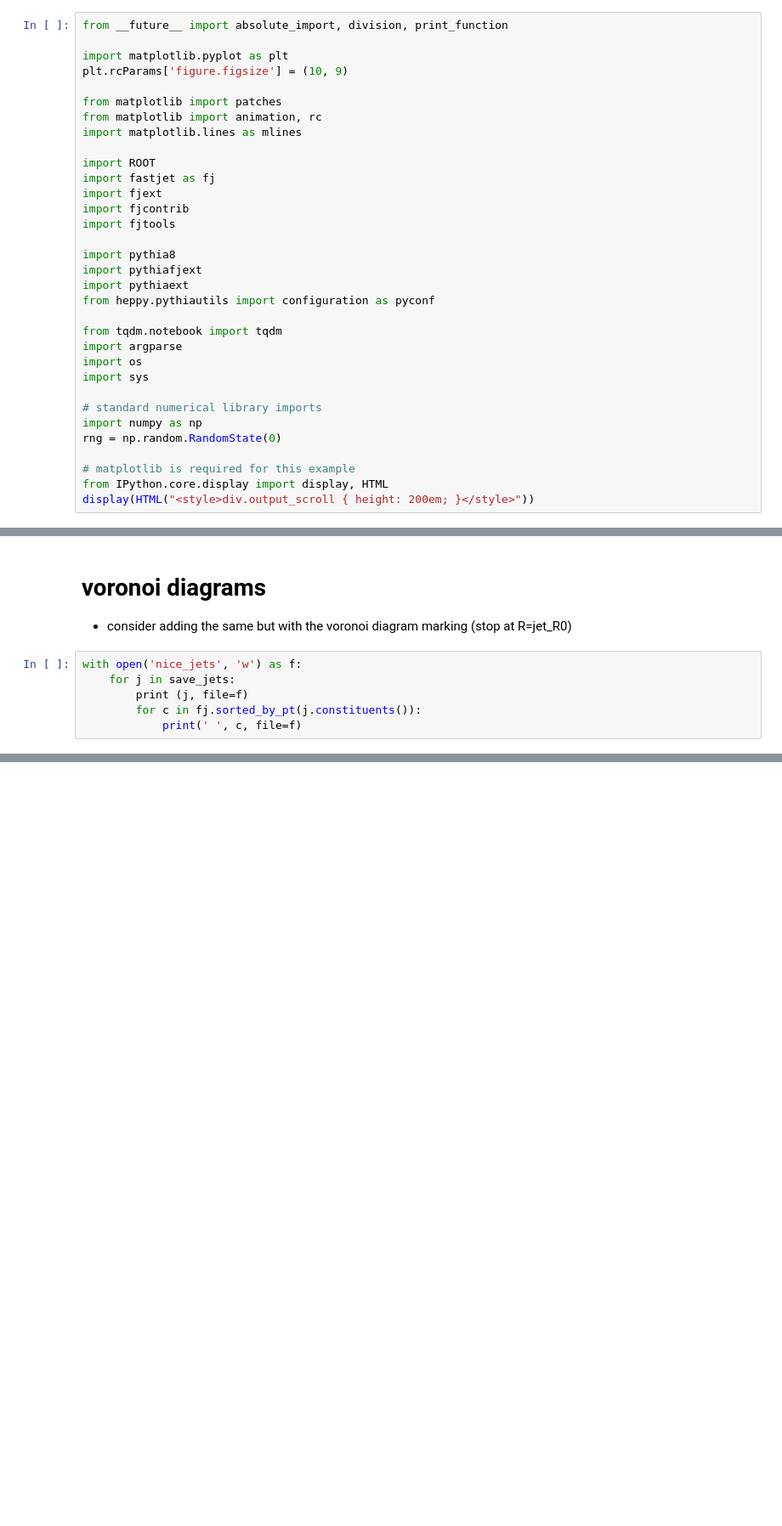
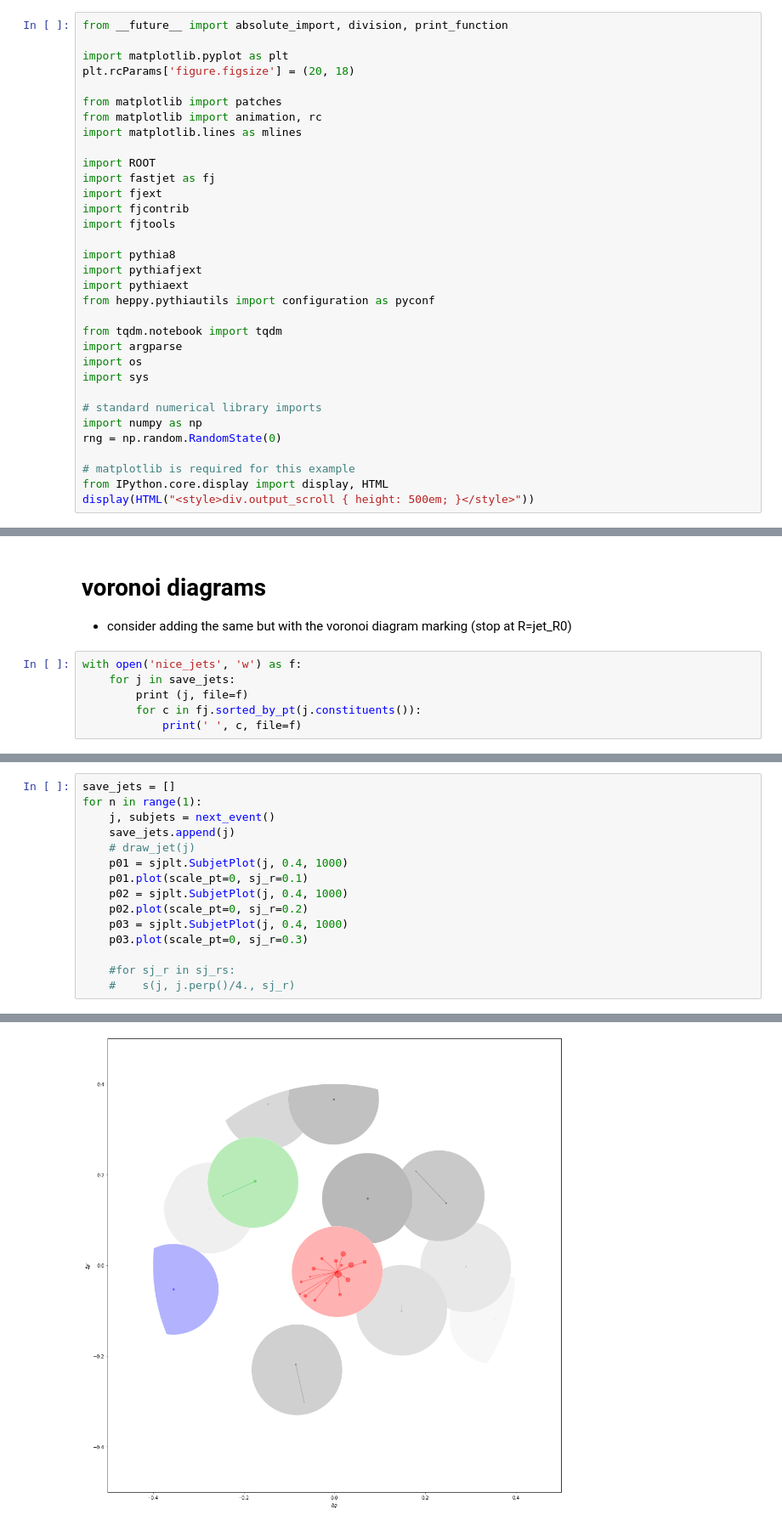
Before and after one commit to matplo/pyjetty, a Jupyter notebook: pyjetty/sandbox/forINT21-2b/jet_reclustering_subjets_fig.ipynb, the cells around one changed output, grey strips where cells are left out. Shown at 85% size. Cells and saved outputs as stored; diff of their text form; blank space fills up the shorter version.

Commit message:
subjet figures with boundaries

```diff
--- a/pyjetty/sandbox/forINT21-2b/jet_reclustering_subjets_fig.ipynb
+++ b/pyjetty/sandbox/forINT21-2b/jet_reclustering_subjets_fig.ipynb
@@ -2,7 +2,7 @@
 from __future__ import absolute_import, division, print_function
 
 import matplotlib.pyplot as plt
-plt.rcParams['figure.figsize'] = (10, 9)
+plt.rcParams['figure.figsize'] = (20, 18)
 
 from matplotlib import patches
 from matplotlib import animation, rc
@@ -30,4 +30,4 @@ rng = np.random.RandomState(0)
 
 # matplotlib is required for this example
 from IPython.core.display import display, HTML
-display(HTML("<style>div.output_scroll { height: 200em; }</style>"))
+display(HTML("<style>div.output_scroll { height: 500em; }</style>"))
@@ -351,0 +311,16 @@ with open('nice_jets', 'w') as f:
+# %%
+save_jets = []
+for n in range(1):
+    j, subjets = next_event()
+    save_jets.append(j)
+    # draw_jet(j)
+    p01 = sjplt.SubjetPlot(j, 0.4, 1000)
+    p01.plot(scale_pt=0, sj_r=0.1)
+    p02 = sjplt.SubjetPlot(j, 0.4, 1000)
+    p02.plot(scale_pt=0, sj_r=0.2)
+    p03 = sjplt.SubjetPlot(j, 0.4, 1000)
+    p03.plot(scale_pt=0, sj_r=0.3)
+
+    #for sj_r in sj_rs:
+    #    s(j, j.perp()/4., sj_r)
+# %% [output]
@@ -351,0 +343 @@ with open('nice_jets', 'w') as f:
+[figure, added]
```
Also changed, not shown: parts of 8 cells of this notebook, 1 other file.
